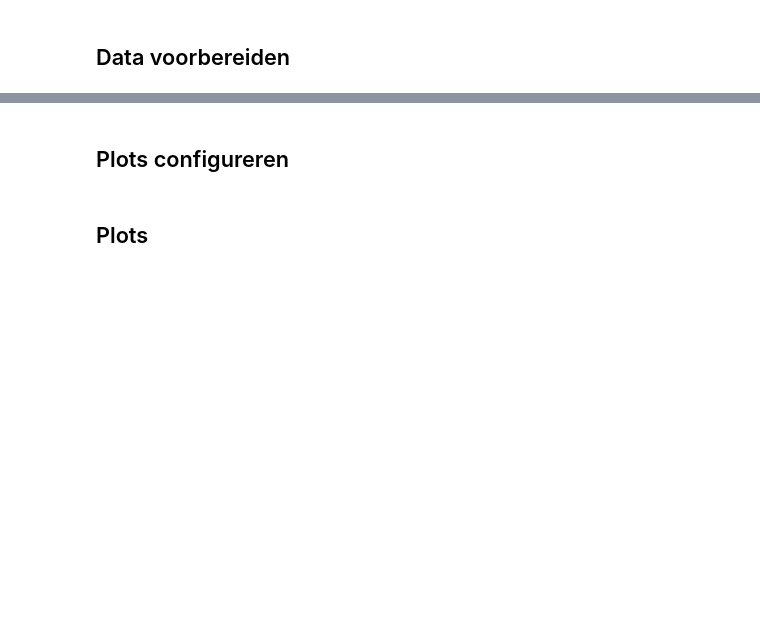
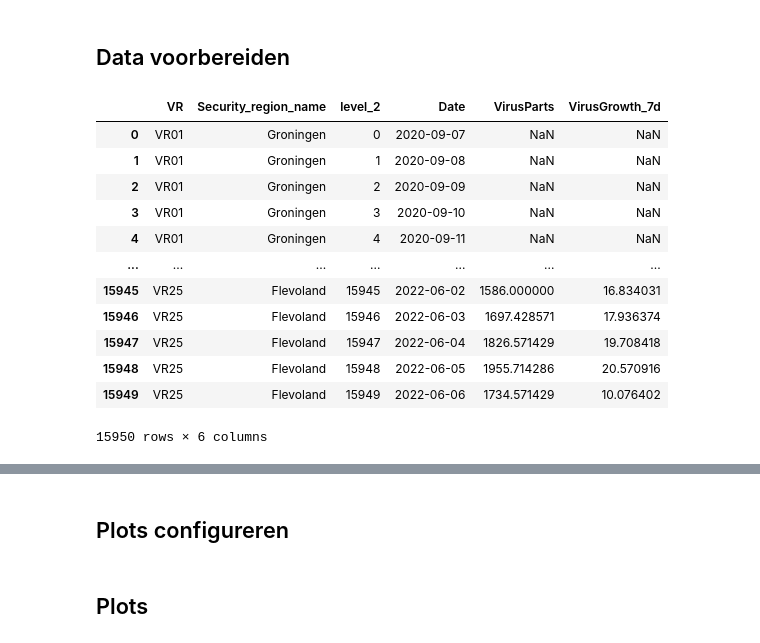
Before and after one commit to DavyLandman/covid-19-rivm-data, a Jupyter notebook: sewage-trends.ipynb, the cells around one changed output, grey strips where cells are left out. Saved outputs shown, nothing was run; the diff lists cells and outputs as text; code cells hidden in the pictures; blank space fills up the shorter version.

```diff
--- a/sewage-trends.ipynb
+++ b/sewage-trends.ipynb
@@ -32,14 +68,28 @@ map_data
 # %% [markdown]
 ## Data voorbereiden
 # %%
-sewer_growth = sewer.copy().groupby(by=['VR']).rolling(on="Date", window=7).mean()
+sewer_growth = sewer.copy().groupby(by=['VR', 'Security_region_name']).rolling(on="Date", window=7).mean()
 sewer_growth['VirusGrowth_7d'] = sewer_growth.VirusParts.pct_change().replace([np.inf, -np.inf], 0).fillna(0).rolling(window=7).mean() * 100
 sewer_growth = sewer_growth.reset_index()
 sewer_growth
 
 #sum7d_totals = ageGroupStats.copy().groupby(by=["GGD_name", "Age_group"]).rolling(on="Date", window=7).sum().reset_index()
 #sum7d_totals["growth"] = sum7d_totals.Positive_cases.rolling(window=7).sum().pct_change().replace([np.inf, -np.inf], 0).fillna(0).rolling(window=7).mean() * 100
 #sum7d_totals
+# %% [output]
+|  | VR | Security_region_name | level_2 | Date | VirusParts | VirusGrowth_7d |
+| 0 | VR01 | Groningen | 0 | 2020-09-07 | NaN | NaN |
+| 1 | VR01 | Groningen | 1 | 2020-09-08 | NaN | NaN |
+| 2 | VR01 | Groningen | 2 | 2020-09-09 | NaN | NaN |
+| 3 | VR01 | Groningen | 3 | 2020-09-10 | NaN | NaN |
+| 4 | VR01 | Groningen | 4 | 2020-09-11 | NaN | NaN |
+| ... | ... | ... | ... | ... | ... | ... |
+| 15945 | VR25 | Flevoland | 15945 | 2022-06-02 | 1586.000000 | 16.834031 |
+| 15946 | VR25 | Flevoland | 15946 | 2022-06-03 | 1697.428571 | 17.936374 |
+| 15947 | VR25 | Flevoland | 15947 | 2022-06-04 | 1826.571429 | 19.708418 |
+| 15948 | VR25 | Flevoland | 15948 | 2022-06-05 | 1955.714286 | 20.570916 |
+| 15949 | VR25 | Flevoland | 15949 | 2022-06-06 | 1734.571429 | 10.076402 |
+15950 rows × 6 columns
 # %%
 fallers = sewer_growth[(sewer_growth.Date == dateOfStats) & (sewer_growth.VirusGrowth_7d < -5)].VR.to_list()
 risers = sewer_growth[(sewer_growth.Date == dateOfStats) & (sewer_growth.VirusGrowth_7d >= 0)].VR.to_list()
```
Also changed, not shown: parts of 15 cells of this notebook.
